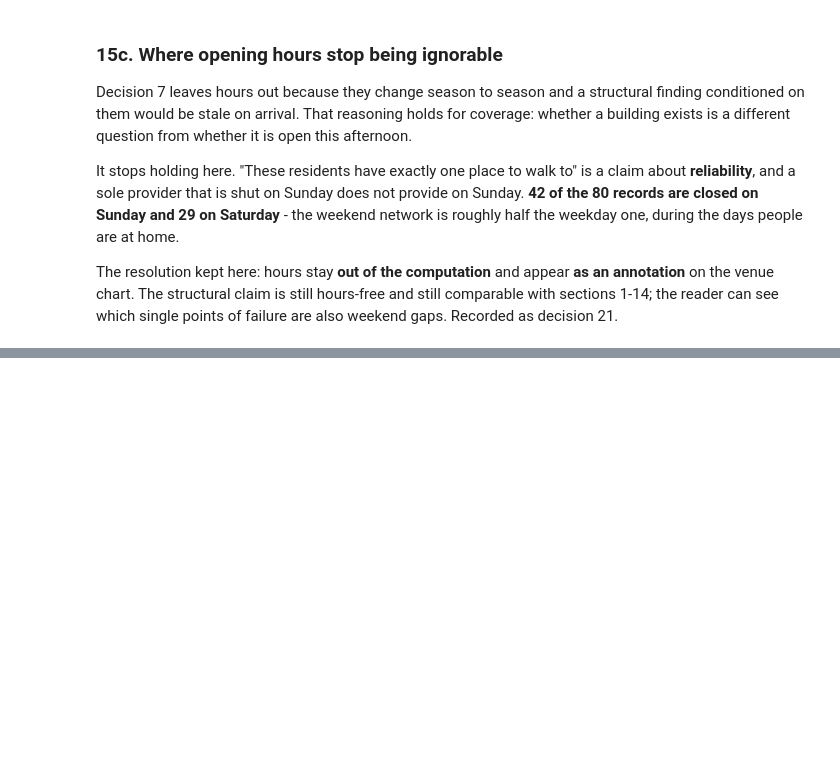
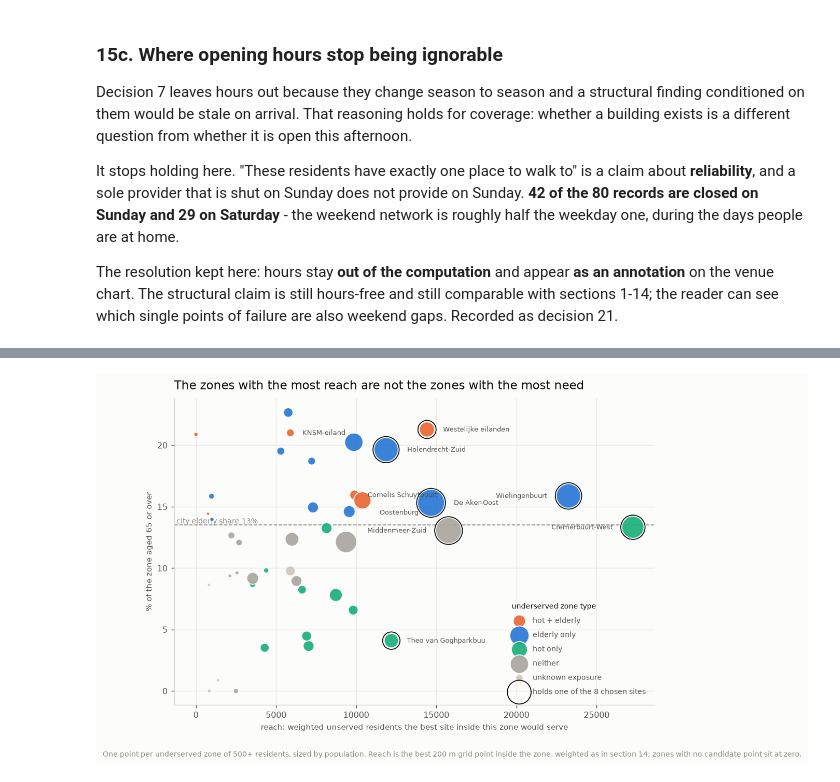
Before and after one commit to NojusStankevicius/koeltekaart-analysis, a Jupyter notebook: koeltekaart.ipynb, the cells around one changed output, grey strips where cells are left out. Drawn from its saved outputs; the diff is of its cells as text; code cells hidden in the pictures; blank space fills up the shorter version.

```diff
--- a/koeltekaart.ipynb
+++ b/koeltekaart.ipynb
@@ -2466,0 +2501,19 @@ the reader can see which single points of failure are also weekend gaps. Recorde
+# %%
+# The two output sections have never been put in one table, and a recommendation cannot come
+# from either alone: reach says how many people a venue would newly serve, the typology says
+# what kind of need those people have.
+zs = zone_stats.reset_index()[["zone", "type", "residents", "elderly", "eld_share", "tojuli",
+                               "geometry"]]
+
+picks = gpd.sjoin(hotspots, zs, predicate="within", how="left").drop(columns="index_right")
+print("the eight high-effect areas, with the need class of the zone each lands in:\n")
+print(picks[["gain", "buurt", "stadsdeel", "type", "residents", "eld_share"]]
+      .round({"gain": 0, "residents": 0, "eld_share": 3}).to_string())
+
+# The reverse view: how much reach is achievable inside each underserved zone? A severe zone
+# with no reachable candidate point is a different problem from one with a good site in it.
+inz = gpd.sjoin(cand[["gain_rr3", "geometry"]], zs[["zone", "geometry"]],
+                predicate="within", how="inner")
+zone_stats["best_gain"] = zone_stats.index.map(inz.groupby("zone")["gain_rr3"].max()).fillna(0)
+print(f"\n{int((zone_stats['best_gain'] == 0).sum())} of {len(zone_stats)} zones contain no "
+      f"candidate point at all - too small or too thin for the {STEP} m grid")
@@ -2466,0 +2596,71 @@ the reader can see which single points of failure are also weekend gaps. Recorde
+# %%
+# Reach against need intensity - the one pairing no existing figure shows. Plotting reach
+# against zone SIZE would only redraw the obvious diagonal (bigger zone, more people to reach);
+# the decision-relevant question is whether the sites with the most reach are the ones whose
+# residents most need them. Size carries the population, colour the typology, so all three
+# quantities behind the recommendation are visible at once and none is collapsed into a score.
+#
+# The aqua fill sits below 3:1 against the surface, so the palette check requires relief: the
+# notable zones are directly labelled and the full table is printed above.
+fig, ax = plt.subplots(figsize=(9.2, 5.9))
+
+ax.axhline(city_eld * 100, color=INK_3, linewidth=1, linestyle="--", zorder=1)
+# Axes-fraction placement: reading get_xlim() before the data is drawn puts this at the wrong
+# edge of an empty axis.
+ax.text(0.005, city_eld * 100, f"city elderly share {city_eld:.0%}", transform=ax.get_yaxis_transform(),
+        va="bottom", ha="left", fontsize=7.5, color=INK_3, zorder=2)
+
+for t, colour in COLOURS.items():
+    sel = zone_stats[zone_stats["type"] == t]
+    if len(sel):
+        ax.scatter(sel["best_gain"], sel["eld_share"] * 100, s=sel["residents"] / 42,
+                   c=colour, label=t, edgecolor=SURFACE, linewidth=1.1, alpha=0.92, zorder=3)
+
+chosen = set(picks["zone"].dropna())
+ring = zone_stats[zone_stats.index.isin(chosen)]
+ax.scatter(ring["best_gain"], ring["eld_share"] * 100, s=ring["residents"] / 42 + 110,
+           facecolor="none", edgecolor=INK, linewidth=1.0, zorder=4,
+           label=f"holds one of the {len(hotspots)} chosen sites")
+
+lab = zone_stats[zone_stats.index.isin(chosen)
+                 | ((zone_stats["type"] == "hot + elderly") & (zone_stats["residents"] >= 2000))]
+# Three offset levels rather than two: the middle of this chart is crowded, and a single
+# flip just swaps which pair of labels collides.
+placed = []
+for z, r in lab.sort_values("best_gain").iterrows():
+    x, y = r["best_gain"], r["eld_share"] * 100
+    # Offset by the marker's OWN radius. A fixed pixel offset disappears inside the biggest
+    # bubbles, which are exactly the zones worth labelling.
+    rad = np.sqrt((r["residents"] / 42) / np.pi)
+    # Place beside the bubble, not above it: this chart has room at the sides and none between
+    # the big markers. Labels run outward from the middle so they never point into the crowd,
+    # and step down only when another label already occupies that spot.
+    side = -1 if x > 0.55 * zone_stats["best_gain"].max() else 1
+    dy = 0
+    while any(abs(x - px) < 3000 and abs(y + dy / 3.5 - py) < 1.5 for px, py in placed):
+        dy -= 13
+    placed.append((x, y + dy / 3.5))
+    ax.annotate(r["buurten"].split(",")[0][:20], (x, y),
+                xytext=(side * (rad + 8), dy), textcoords="offset points",
+                ha="left" if side > 0 else "right", va="center",
+                fontsize=7.2, color=INK_2, zorder=5)
+
+ax.set_xlabel("reach: weighted unserved residents the best site inside this zone would serve",
+              fontsize=8.5)
+ax.set_ylabel("% of the zone aged 65 or over", fontsize=8.5)
+ax.set_title("The zones with the most reach are not the zones with the most need",
+             fontsize=12.5, color=INK, loc="left", pad=10)
+ax.grid(color="#eceae4", linewidth=0.8)
+ax.set_axisbelow(True)
+for spine in ("top", "right"):
+    ax.spines[spine].set_visible(False)
+ax.legend(frameon=False, fontsize=8, labelcolor=INK_2, loc="lower right",
+          title="underserved zone type", title_fontsize=8, alignment="left",
+          scatterpoints=1, labelspacing=0.9, borderaxespad=0.8)
+fig.text(0.01, -0.02, "One point per underserved zone of 500+ residents, sized by population. "
+         f"Reach is the best 200 m grid point inside the zone, weighted as in section 14; zones "
+         "with no candidate point sit at zero.", fontsize=7.5, color=INK_3)
+fig.savefig(FIGS / "synthesis_reach_vs_need.png")
+plt.show()
+# %% [output]
+[figure, added]
```
Also changed, not shown: parts of 7 cells of this notebook, 7 other files.
